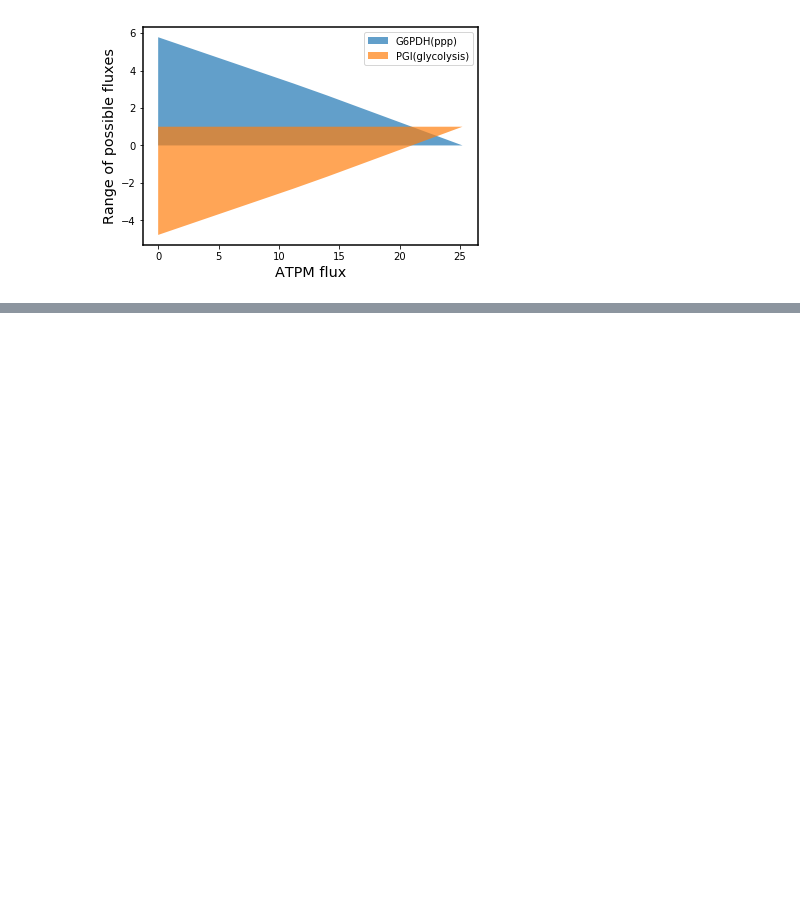
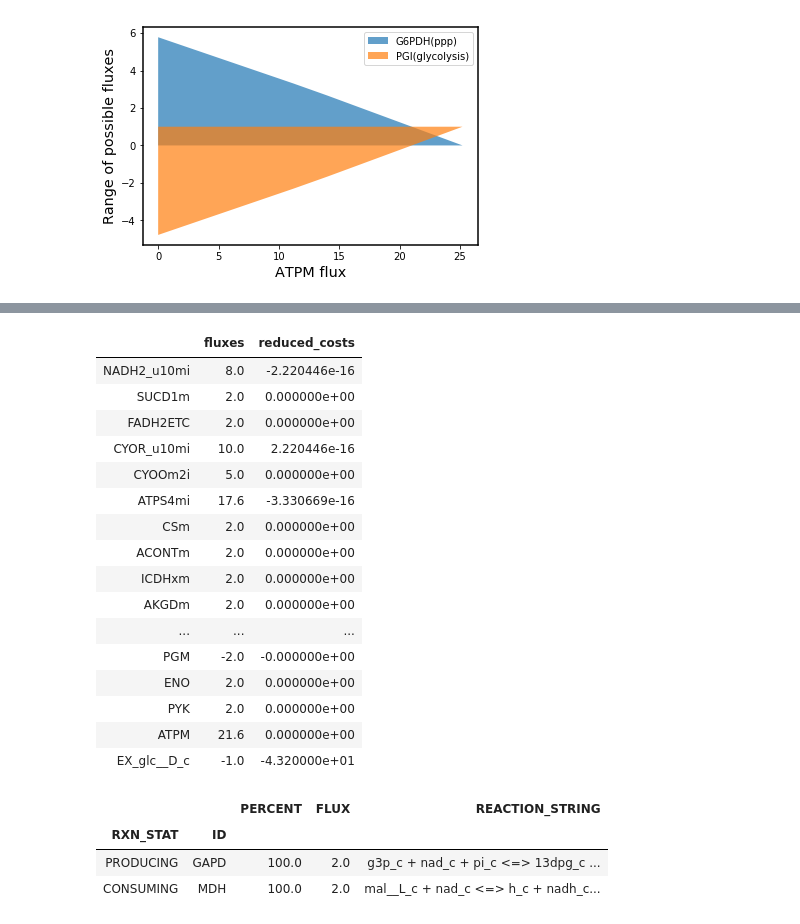
Before and after one commit to coltonlloyd/beng_213, a Jupyter notebook: beng213/completed_exercises/Exercise 2 - Simulating core energy metabolism.ipynb, the cells around one changed output, grey strips where cells are left out. Cells and saved outputs as stored; diff of their text form; code cells hidden in the pictures; blank space fills up the shorter version.

```diff
--- a/beng213/completed_exercises/Exercise 2 - Simulating core energy metabolism.ipynb
+++ b/beng213/completed_exercises/Exercise 2 - Simulating core energy metabolism.ipynb
@@ -186,0 +316,29 @@ Text(0.5,0,'PGI flux')
+# %%
+df = model.optimize().to_frame()
+# %%
+df[df['fluxes'].abs() > .001]
+# %% [output]
+|  | fluxes | reduced_costs |
+| NADH2_u10mi | 8.0 | -2.220446e-16 |
+| SUCD1m | 2.0 | 0.000000e+00 |
+| FADH2ETC | 2.0 | 0.000000e+00 |
+| CYOR_u10mi | 10.0 | 2.220446e-16 |
+| CYOOm2i | 5.0 | 0.000000e+00 |
+| ATPS4mi | 17.6 | -3.330669e-16 |
+| CSm | 2.0 | 0.000000e+00 |
+| ACONTm | 2.0 | 0.000000e+00 |
+| ICDHxm | 2.0 | 0.000000e+00 |
+| AKGDm | 2.0 | 0.000000e+00 |
+| ... | ... | ... |
+| PGM | -2.0 | -0.000000e+00 |
+| ENO | 2.0 | 0.000000e+00 |
+| PYK | 2.0 | 0.000000e+00 |
+| ATPM | 21.6 | 0.000000e+00 |
+| EX_glc__D_c | -1.0 | -4.320000e+01 |
+# %%
+model.metabolites.nadh_c.summary()
+# %% [output]
+|  |  | PERCENT | FLUX | REACTION_STRING |
+| RXN_STAT | ID |  |  |  |
+| PRODUCING | GAPD | 100.0 | 2.0 | g3p_c + nad_c + pi_c <=> 13dpg_c ... |
+| CONSUMING | MDH | 100.0 | 2.0 | mal__L_c + nad_c <=> h_c + nadh_c... |
```
Also changed, not shown: parts of 17 cells of this notebook, 3 other files.
